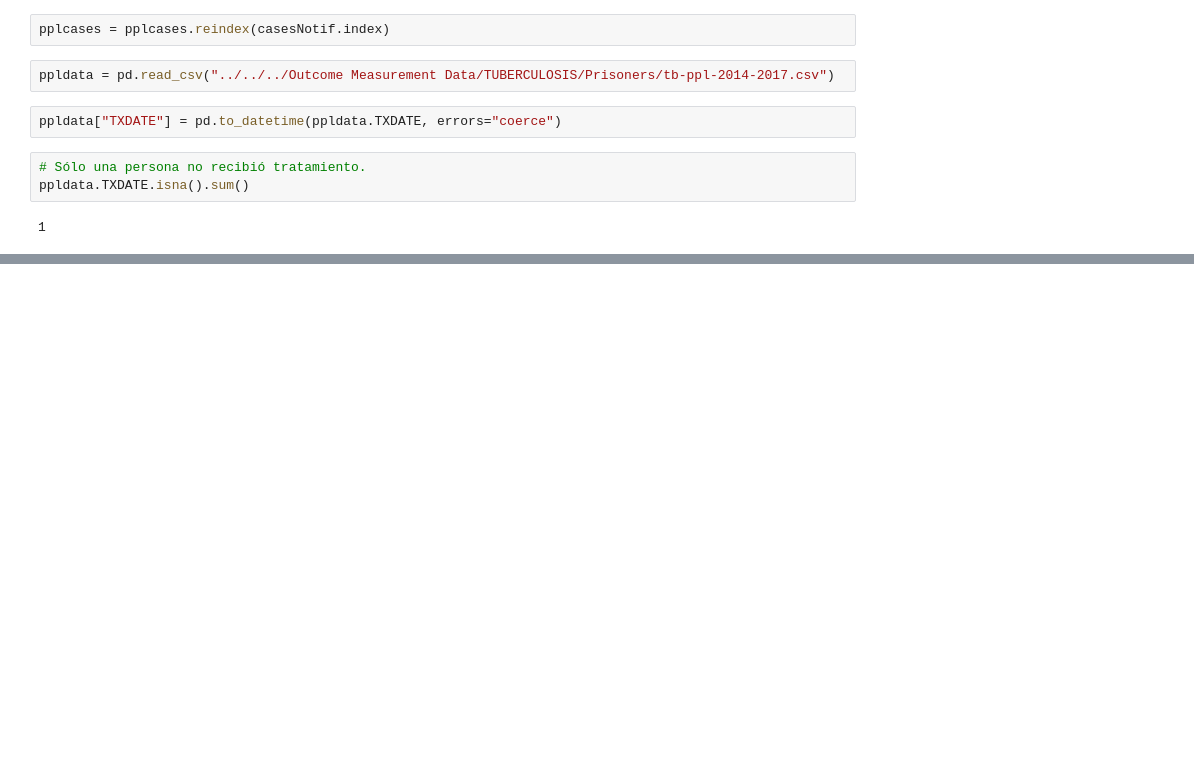
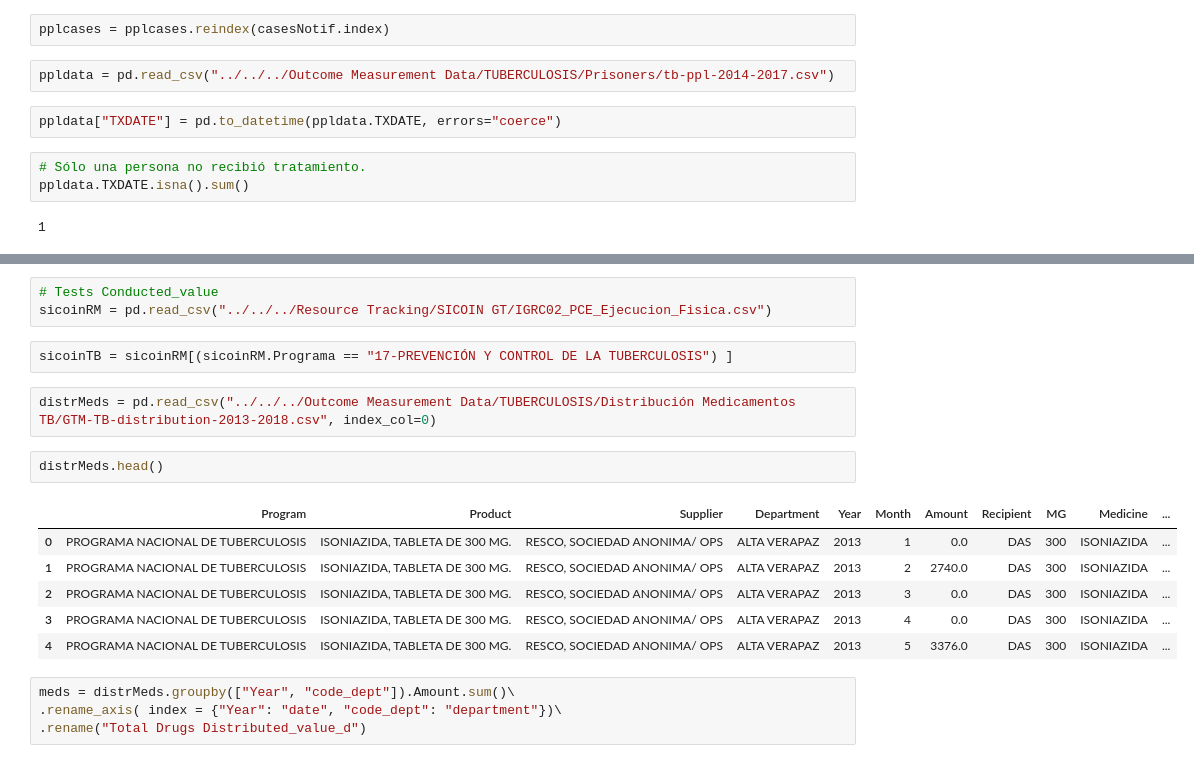
Before and after one commit to Guitlle/gf, a Jupyter notebook: impact_evaluation/gtm_tb/Prepare SEM data.ipynb, the cells around one changed output, grey strips where cells are left out. Saved outputs shown, nothing was run; the diff lists cells and outputs as text; blank space fills up the shorter version.

```diff
--- a/impact_evaluation/gtm_tb/Prepare SEM data.ipynb
+++ b/impact_evaluation/gtm_tb/Prepare SEM data.ipynb
@@ -108,0 +269,20 @@ ppldata.TXDATE.isna().sum()
+# %%
+# Tests Conducted_value
+sicoinRM = pd.read_csv("../../../Resource Tracking/SICOIN GT/IGRC02_PCE_Ejecucion_Fisica.csv")
+# %%
+sicoinTB = sicoinRM[(sicoinRM.Programa == "17-PREVENCIÓN Y CONTROL DE LA TUBERCULOSIS") ]
+# %%
+distrMeds = pd.read_csv("../../../Outcome Measurement Data/TUBERCULOSIS/Distribución Medicamentos TB/GTM-TB-distribution-2013-2018.csv", index_col=0)
+# %%
+distrMeds.head()
+# %% [output]
+|  | Program | Product | Supplier | Department | Year | Month | Amount | Recipient | MG | Medicine | ... |
+| 0 | PROGRAMA NACIONAL DE TUBERCULOSIS | ISONIAZIDA, TABLETA DE 300 MG. | RESCO, SOCIEDAD ANONIMA/ OPS | ALTA VERAPAZ | 2013 | 1 | 0.0 | DAS | 300 | ISONIAZIDA | ... |
+| 1 | PROGRAMA NACIONAL DE TUBERCULOSIS | ISONIAZIDA, TABLETA DE 300 MG. | RESCO, SOCIEDAD ANONIMA/ OPS | ALTA VERAPAZ | 2013 | 2 | 2740.0 | DAS | 300 | ISONIAZIDA | ... |
+| 2 | PROGRAMA NACIONAL DE TUBERCULOSIS | ISONIAZIDA, TABLETA DE 300 MG. | RESCO, SOCIEDAD ANONIMA/ OPS | ALTA VERAPAZ | 2013 | 3 | 0.0 | DAS | 300 | ISONIAZIDA | ... |
+| 3 | PROGRAMA NACIONAL DE TUBERCULOSIS | ISONIAZIDA, TABLETA DE 300 MG. | RESCO, SOCIEDAD ANONIMA/ OPS | ALTA VERAPAZ | 2013 | 4 | 0.0 | DAS | 300 | ISONIAZIDA | ... |
+| 4 | PROGRAMA NACIONAL DE TUBERCULOSIS | ISONIAZIDA, TABLETA DE 300 MG. | RESCO, SOCIEDAD ANONIMA/ OPS | ALTA VERAPAZ | 2013 | 5 | 3376.0 | DAS | 300 | ISONIAZIDA | ... |
+# %%
+meds = distrMeds.groupby(["Year", "code_dept"]).Amount.sum()\
+.rename_axis( index = {"Year": "date", "code_dept": "department"})\
+.rename("Total Drugs Distributed_value_d")
```
Also changed, not shown: parts of 45 cells of this notebook.
